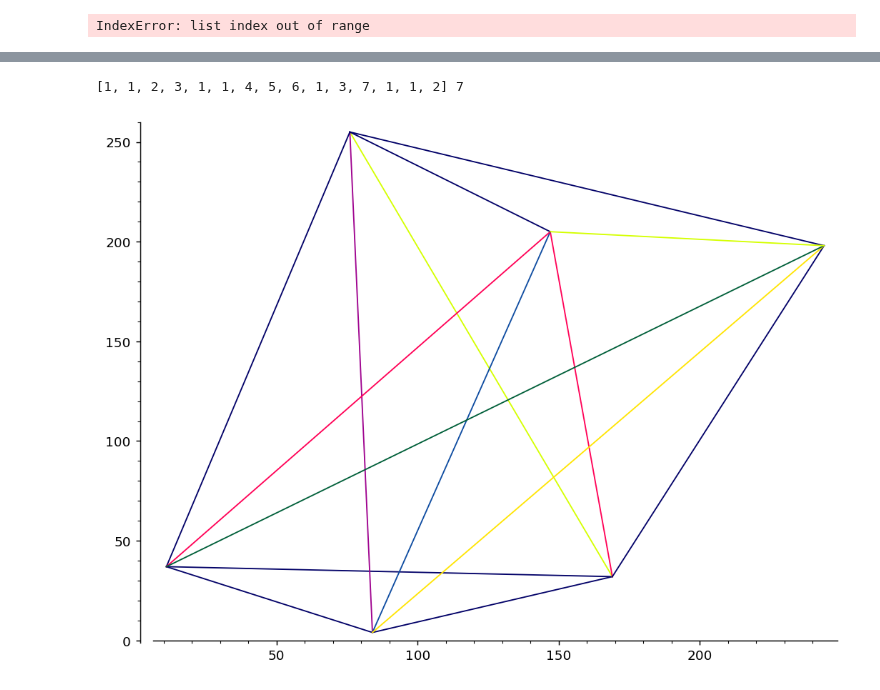
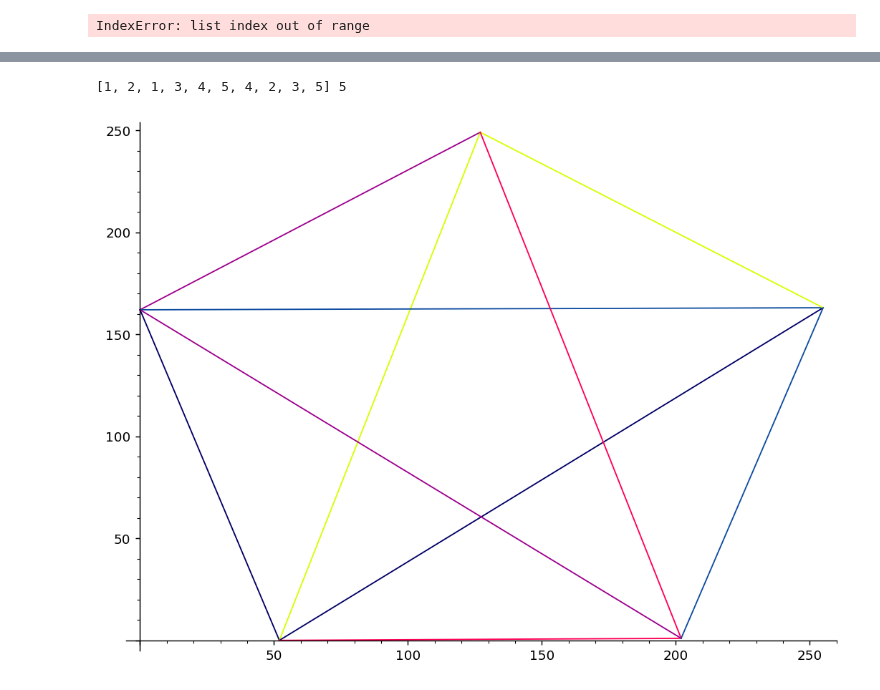
Before and after one commit to moeru1/geometric-colorings, a Jupyter notebook: Untitled.ipynb, the cells around one changed output, grey strips where cells are left out. Saved outputs shown, nothing was run; the diff lists cells and outputs as text; code cells hidden in the pictures.

```diff
--- a/Untitled.ipynb
+++ b/Untitled.ipynb
@@ -571,19 +573,19 @@ draw_coloring(points_set[0], coloring5_D[0]).plot()
 # %%
 #criterio Epp
 
-n = 6
+n = 5
 points_set = read_otypes(n)
 graph_list_Epp = map_A(n, points_set, Epp)
-write_otypes_A(n, graph_list_Epp, prefix="epp_otypes")
-h_Epp, coloring6_Epp = read_colorings("Harmonious-coloring/results/epp_otypes06.out")
+#write_otypes_A(n, graph_list_Epp, prefix="epp_otypes")
+h_Epp, coloring6_Epp = read_colorings("Harmonious-coloring/results/epp_otypes05.out")
 # %%
-k = 1
+k = 0
 p = draw_points(points_set[k], coloring6_Epp[k])
 print(coloring6_Epp[k], h_Epp[k])
 p.show(figsize=[8,6],dpi=133)
 # %% [output]
-[1, 1, 2, 3, 1, 1, 4, 5, 6, 1, 3, 7, 1, 1, 2] 7
+[1, 2, 1, 3, 4, 5, 4, 2, 3, 5] 5
-[figure, old version]
+[figure, new version]
 # %%
 #n = 9
 #points_set9 = read_otypes_random(n, p = 0.0001)
```
Also changed, not shown: parts of 10 cells of this notebook.
